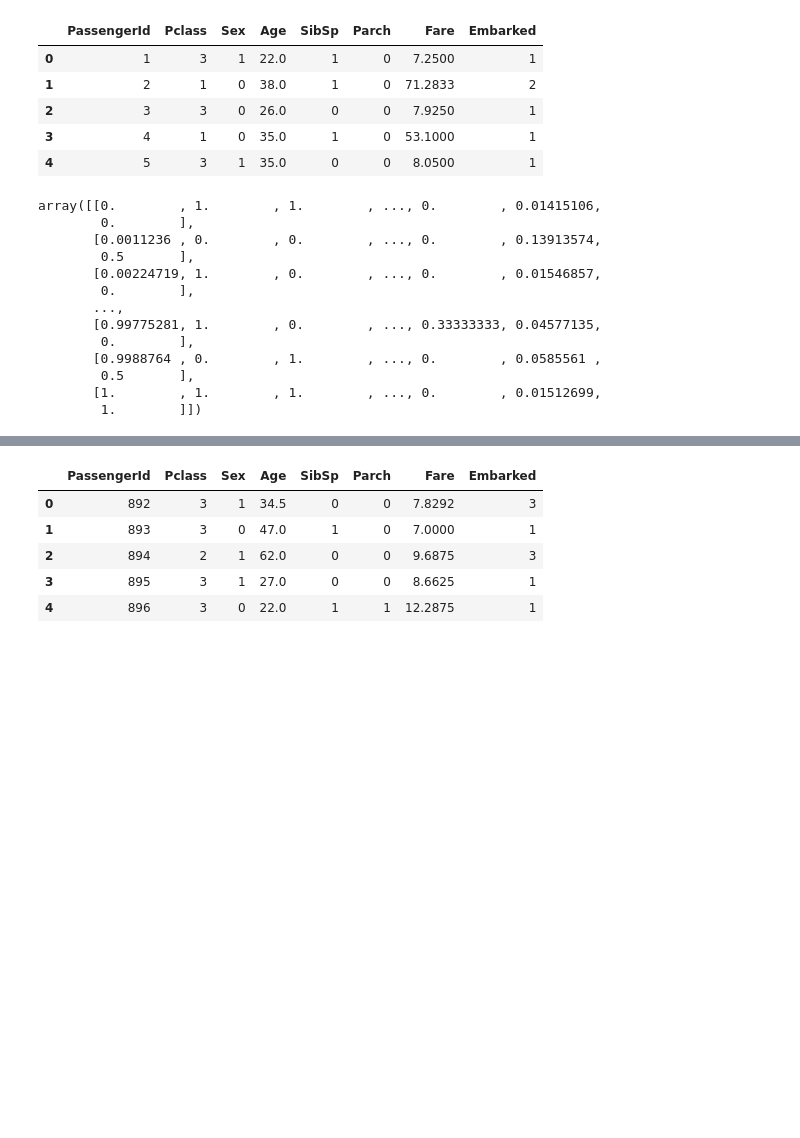
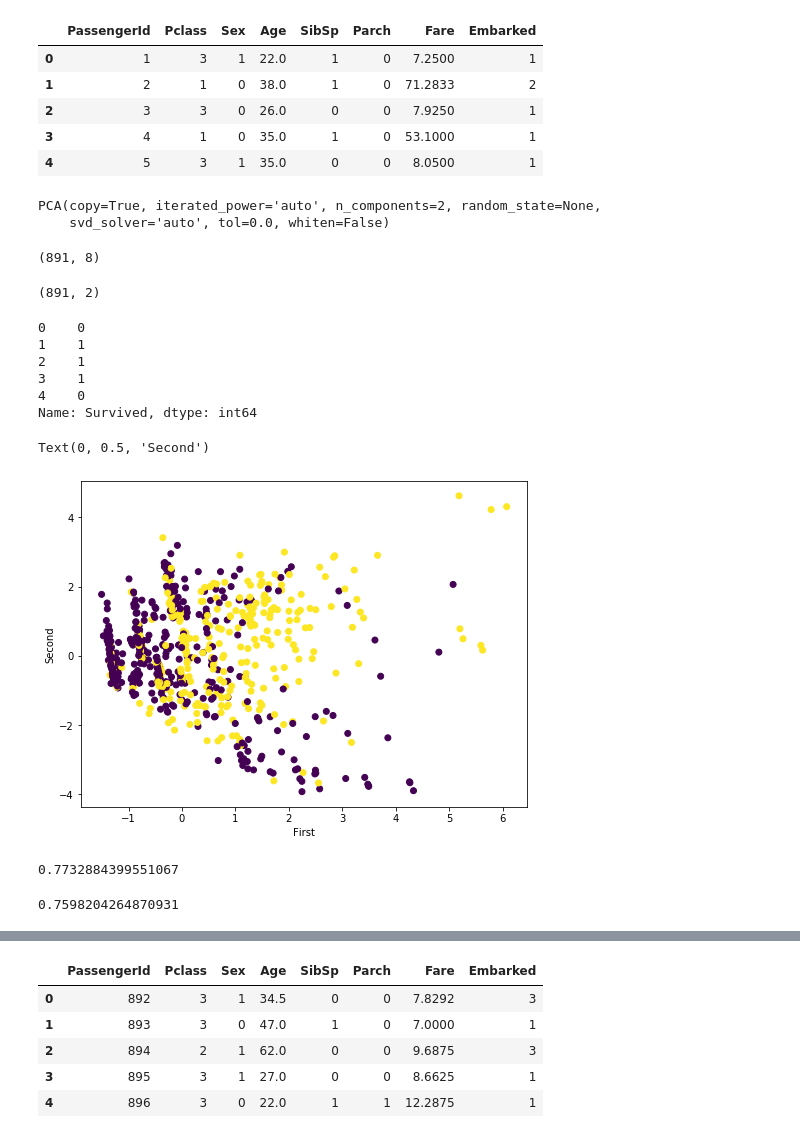
Before and after one commit to Pushkar2709/kaggle_titanic, a Jupyter notebook: Titanic.ipynb, the cells around one changed output, grey strips where cells are left out. Drawn from its saved outputs; the diff is of its cells as text; code cells hidden in the pictures; blank space fills up the shorter version.

```diff
--- a/Titanic.ipynb
+++ b/Titanic.ipynb
@@ -90,5 +95,5 @@ from sklearn.preprocessing import MinMaxScaler
 # %%
-scaler = MinMaxScaler()
+scaler = StandardScaler()
 # %%
 train_x.head()
 # %% [output]
@@ -100,3 +105,10 @@ train_x.head()
 | 4 | 5 | 3 | 1 | 35.0 | 0 | 0 | 8.0500 | 1 |
 # %%
 x = scaler.fit_transform(train_x.copy())
+# %%
+pca = PCA(n_components = 2)
+# %%
+pca.fit(x)
+# %% [output]
+PCA(copy=True, iterated_power='auto', n_components=2, random_state=None,
+    svd_solver='auto', tol=0.0, whiten=False)
@@ -103,17 +117,26 @@ x = scaler.fit_transform(train_x.copy())
 # %%
-x
+x.shape
 # %% [output]
-array([[0.        , 1.        , 1.        , ..., 0.        , 0.01415106,
-        0.        ],
-       [0.0011236 , 0.        , 0.        , ..., 0.        , 0.13913574,
-        0.5       ],
-       [0.00224719, 1.        , 0.        , ..., 0.        , 0.01546857,
-        0.        ],
-       ...,
-       [0.99775281, 1.        , 0.        , ..., 0.33333333, 0.04577135,
-        0.        ],
-       [0.9988764 , 0.        , 1.        , ..., 0.        , 0.0585561 ,
-        0.5       ],
-       [1.        , 1.        , 1.        , ..., 0.        , 0.01512699,
-        1.        ]])
+(891, 8)
+# %%
+x_pca.shape
+# %% [output]
+(891, 2)
+# %%
+y_train.head()
+# %% [output]
+0    0
+1    1
+2    1
+3    1
+4    0
+Name: Survived, dtype: int64
+# %%
+plt.figure(figsize = (8, 6))
+plt.scatter(x_pca[:,0], x_pca[:,1], c = y_train)
+plt.xlabel('First')
+plt.ylabel('Second')
+# %% [output]
+Text(0, 0.5, 'Second')
+[figure, added]
 # %%
@@ -120,0 +144,4 @@ clf = MLPClassifier(hidden_layer_sizes = [100, 100], activation = 'tanh', ).fit(
+# %%
+mlp.score(x_pca, y_train)
+# %% [output]
+0.7732884399551067
@@ -120,0 +150,4 @@ clf = MLPClassifier(hidden_layer_sizes = [100, 100], activation = 'tanh', ).fit(
+# %%
+svm.score(x_pca, y_train)
+# %% [output]
+0.7598204264870931
```
Also changed, not shown: parts of 15 cells of this notebook, 1 other file.
